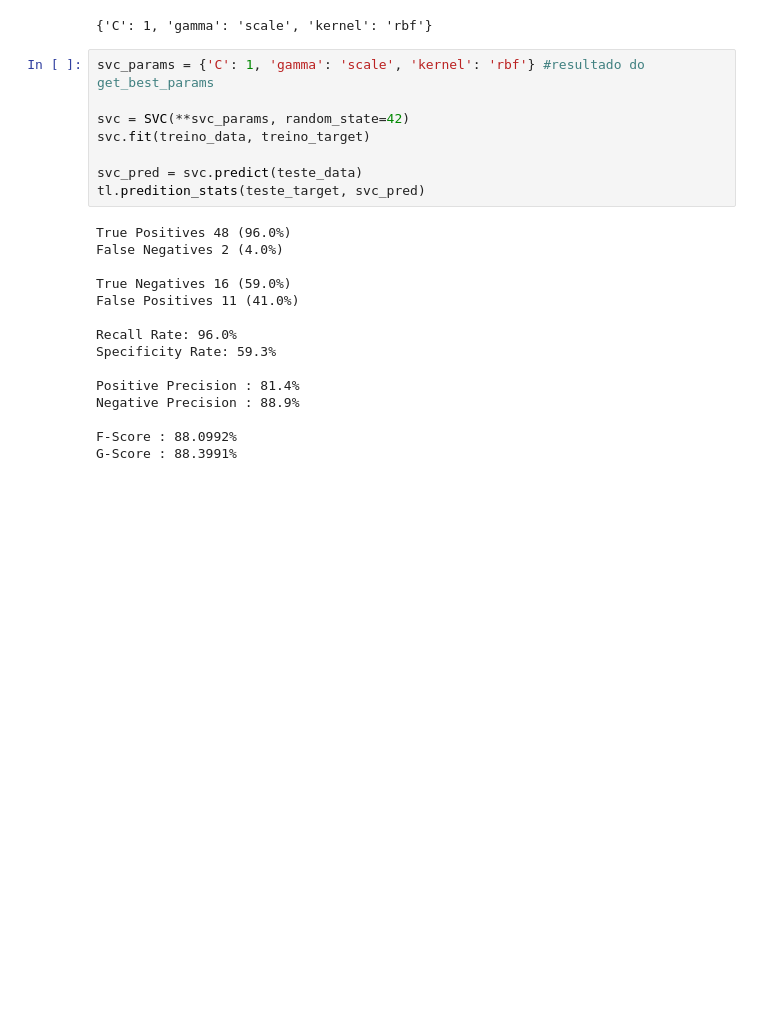
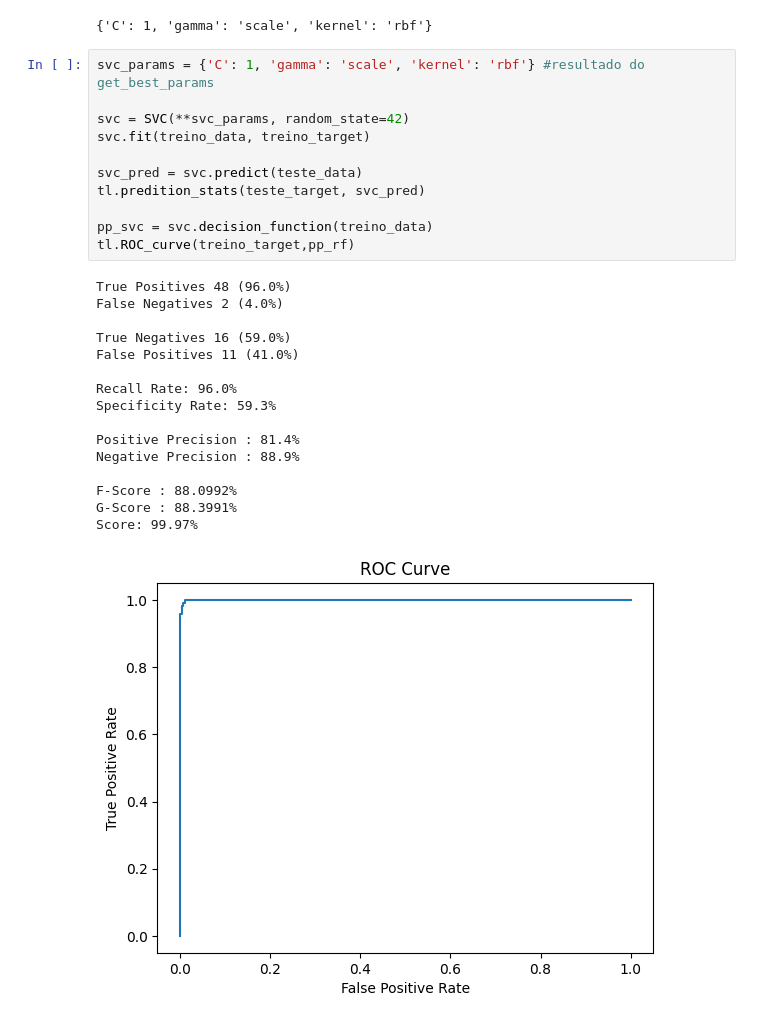
Before and after one commit to TeeVee304/A48630A51038A51811TP1, a Jupyter notebook: src/Joao_experimentation.ipynb, the cells around one changed output. Cells and saved outputs as stored; diff of their text form; blank space fills up the shorter version.

```diff
--- a/src/Joao_experimentation.ipynb
+++ b/src/Joao_experimentation.ipynb
@@ -183,23 +188,28 @@ print(svc_params)
 # %%
 svc_params = {'C': 1, 'gamma': 'scale', 'kernel': 'rbf'} #resultado do get_best_params
 
 svc = SVC(**svc_params, random_state=42)
 svc.fit(treino_data, treino_target)
 
 svc_pred = svc.predict(teste_data)
 tl.predition_stats(teste_target, svc_pred)
+
+pp_svc = svc.decision_function(treino_data)
+tl.ROC_curve(treino_target,pp_rf)
 # %% [output]
 True Positives 48 (96.0%)
 False Negatives 2 (4.0%)
 
 True Negatives 16 (59.0%)
 False Positives 11 (41.0%)
 
 Recall Rate: 96.0%
 Specificity Rate: 59.3%
 
 Positive Precision : 81.4%
 Negative Precision : 88.9%
 
 F-Score : 88.0992%
 G-Score : 88.3991%
+Score: 99.97%
+[figure, added]
```
Also changed, not shown: parts of 1 cell of this notebook, 1 other file.
